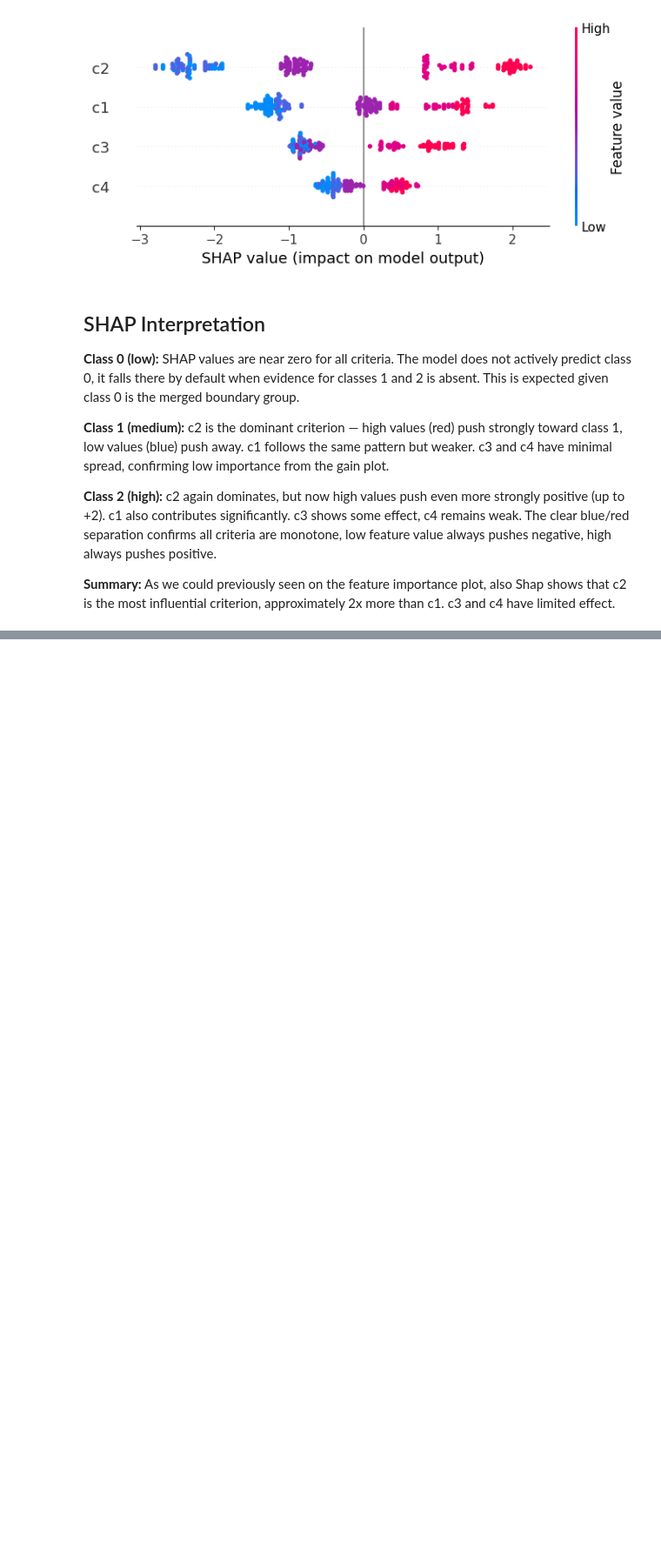
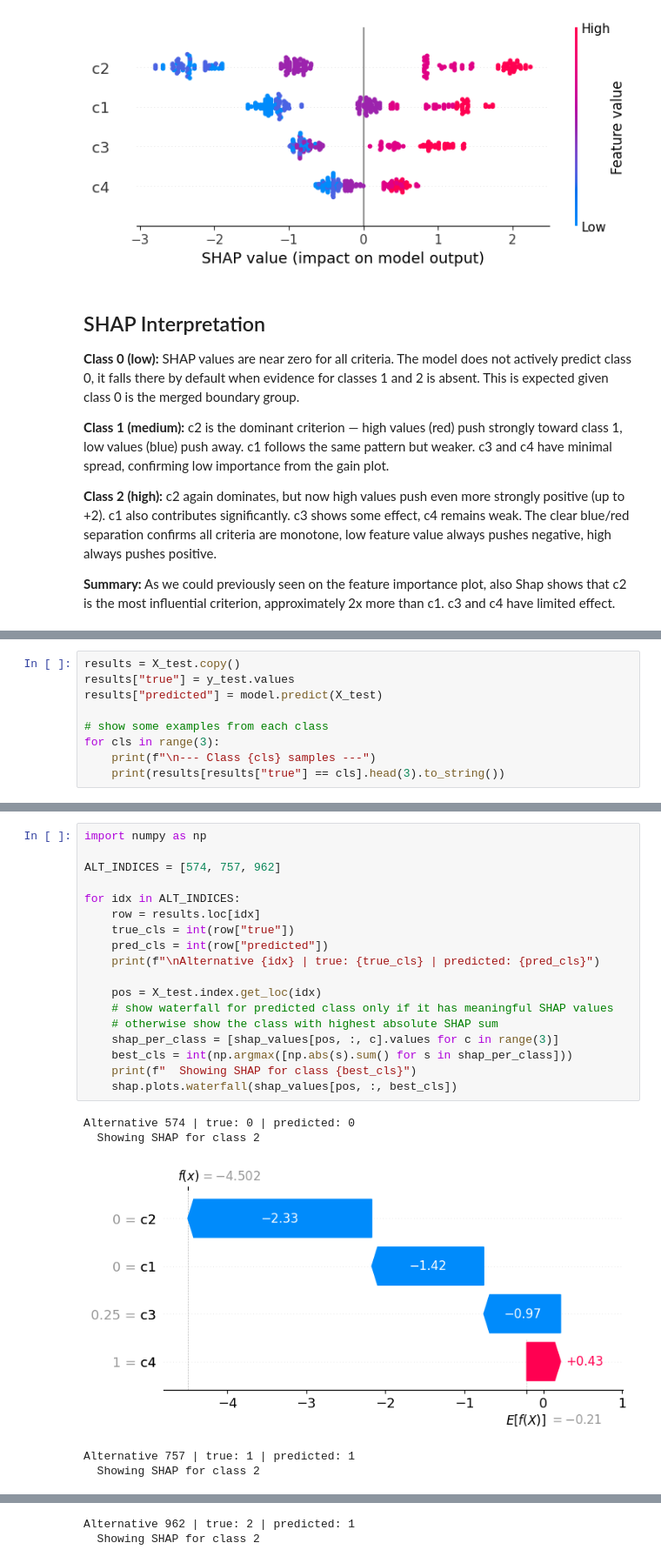
Before and after one commit to jesiekjakub/-DA6-Decision-Analysis, a Jupyter notebook: Project-2-Preference-learning/xgboost.ipynb, the cells around one changed output, grey strips where cells are left out. Shown at 87% size. Drawn from its saved outputs; the diff is of its cells as text; blank space fills up the shorter version.

```diff
--- a/Project-2-Preference-learning/xgboost.ipynb
+++ b/Project-2-Preference-learning/xgboost.ipynb
@@ -269,0 +234,9 @@ in class 1. Confirms lowest importance from gain plot.
+# %%
+results = X_test.copy()
+results["true"] = y_test.values
+results["predicted"] = model.predict(X_test)
+
+# show some examples from each class
+for cls in range(3):
+    print(f"\n--- Class {cls} samples ---")
+    print(results[results["true"] == cls].head(3).to_string())
@@ -269,0 +273,24 @@ in class 1. Confirms lowest importance from gain plot.
+# %%
+import numpy as np
+
+ALT_INDICES = [574, 757, 962]
+
+for idx in ALT_INDICES:
+    row = results.loc[idx]
+    true_cls = int(row["true"])
+    pred_cls = int(row["predicted"])
+    print(f"\nAlternative {idx} | true: {true_cls} | predicted: {pred_cls}")
+
+    pos = X_test.index.get_loc(idx)
+    # show waterfall for predicted class only if it has meaningful SHAP values
+    # otherwise show the class with highest absolute SHAP sum
+    shap_per_class = [shap_values[pos, :, c].values for c in range(3)]
+    best_cls = int(np.argmax([np.abs(s).sum() for s in shap_per_class]))
+    print(f"  Showing SHAP for class {best_cls}")
+    shap.plots.waterfall(shap_values[pos, :, best_cls])
+# %% [output]
+Alternative 574 | true: 0 | predicted: 0
+  Showing SHAP for class 2
+[figure, added]
+Alternative 757 | true: 1 | predicted: 1
+  Showing SHAP for class 2
@@ -269,0 +298,2 @@ in class 1. Confirms lowest importance from gain plot.
+Alternative 962 | true: 2 | predicted: 1
+  Showing SHAP for class 2
```
Also changed, not shown: parts of 38 cells of this notebook.
